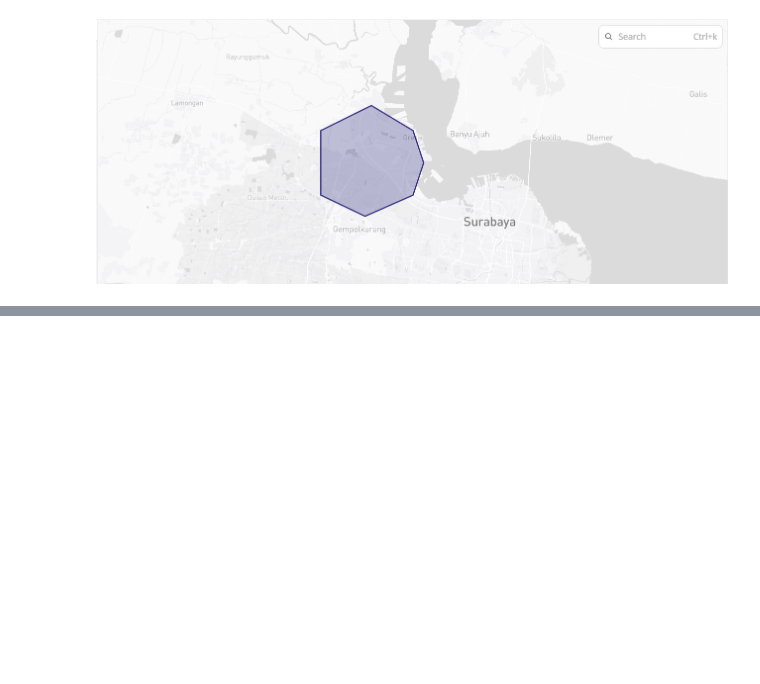
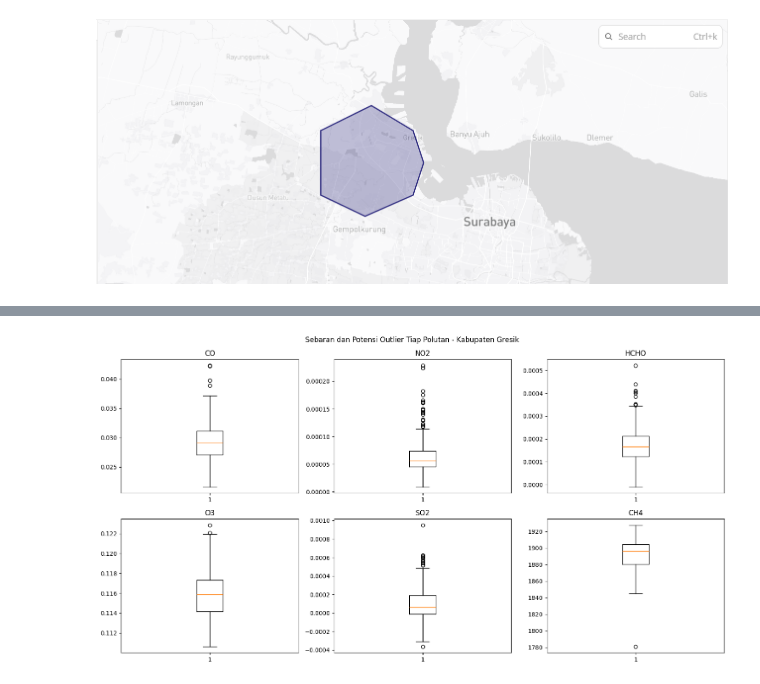
Before and after one commit to Farihinsyah/PSD, a Jupyter notebook: _sources/Crawling_Polutan_Gresik.ipynb, the cells around one changed output, grey strips where cells are left out. Drawn from its saved outputs; the diff is of its cells as text; code cells hidden in the pictures; blank space fills up the shorter version.

```diff
--- a/_sources/Crawling_Polutan_Gresik.ipynb
+++ b/_sources/Crawling_Polutan_Gresik.ipynb
@@ -533,0 +210,9 @@ Pada tahap *data understanding*, dilakukan pemeriksaan terhadap struktur data, j
+# %%
+df = pd.read_csv("polutan_gresik_timeseries.csv", parse_dates=["date"])
+df = df.sort_values("date").reset_index(drop=True)
+
+print("Jumlah baris :", len(df))
+print("Kolom        :", list(df.columns))
+print("Rentang tgl  :", df["date"].min().date(), "s.d.", df["date"].max().date())
+print()
+df.info()
@@ -533,0 +293,17 @@ Pada tahap *data understanding*, dilakukan pemeriksaan terhadap struktur data, j
+# %%
+rekap_outlier = []
+
+for kode in daftar_polutan:
+    nilai = df[kode].dropna()
+    q1, q3 = nilai.quantile(0.25), nilai.quantile(0.75)
+    iqr = q3 - q1
+    batas_bawah, batas_atas = q1 - 1.5 * iqr, q3 + 1.5 * iqr
+
+    jumlah_outlier = ((nilai < batas_bawah) | (nilai > batas_atas)).sum()
+    rekap_outlier.append({
+        "polutan": kode,
+        "jumlah_outlier": jumlah_outlier,
+        "persen_outlier": round(jumlah_outlier / len(nilai) * 100, 2) if len(nilai) else 0
+    })
+
+pd.DataFrame(rekap_outlier)
@@ -533,0 +320,11 @@ Pada tahap *data understanding*, dilakukan pemeriksaan terhadap struktur data, j
+# %%
+fig, axes = plt.subplots(2, 3, figsize=(15, 8))
+for ax, kode in zip(axes.flatten(), daftar_polutan):
+    ax.boxplot(df[kode].dropna())
+    ax.set_title(kode)
+
+fig.suptitle("Sebaran dan Potensi Outlier Tiap Polutan - Kabupaten Gresik")
+plt.tight_layout()
+plt.show()
+# %% [output]
+[figure, added]
```
Also changed, not shown: parts of 77 cells of this notebook, 7 other files.
